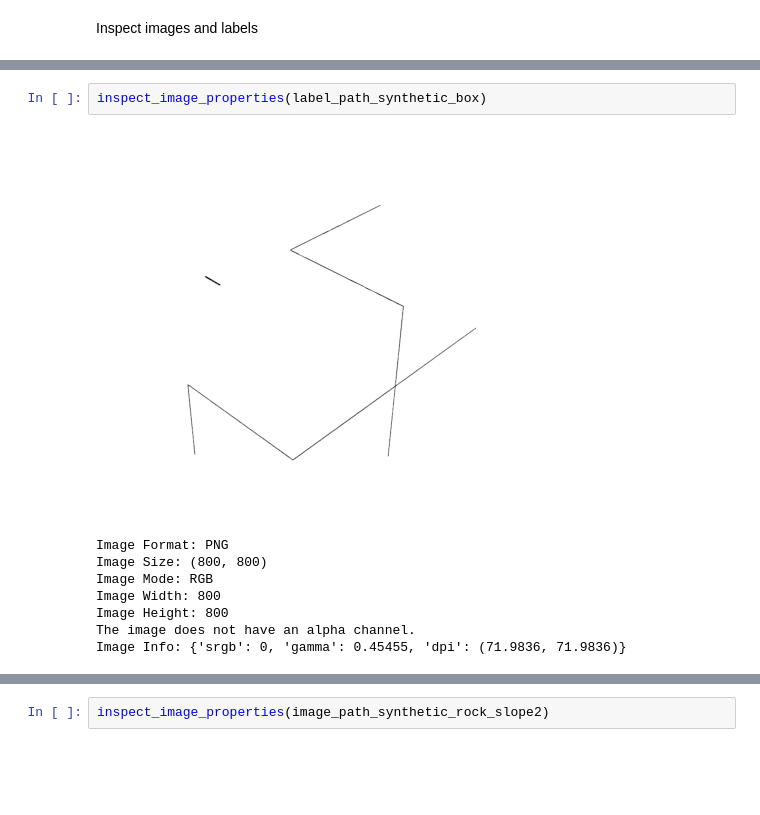
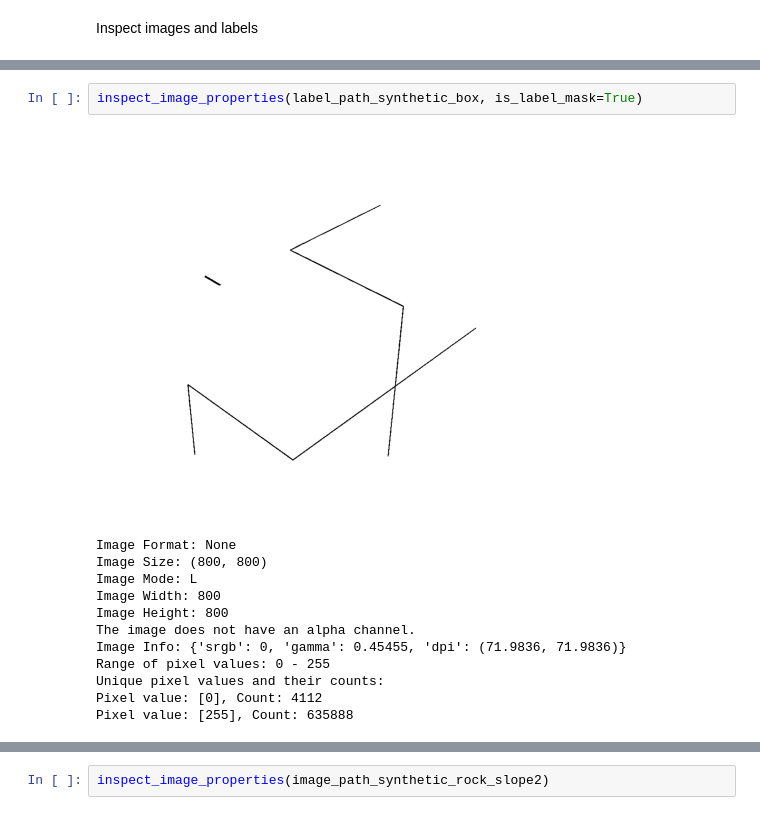
Before and after one commit to tfha/syntetic_rock_joint_generation_for_ml, a Jupyter notebook: notebooks/exploratory_data_analysis.ipynb, the cells around one changed output, grey strips where cells are left out. Drawn from its saved outputs; the diff is of its cells as text; blank space fills up the shorter version.

```diff
--- a/notebooks/exploratory_data_analysis.ipynb
+++ b/notebooks/exploratory_data_analysis.ipynb
@@ -66,14 +142,18 @@ Image Info: {'srgb': 0, 'gamma': 0.45455, 'dpi': (71.9836, 71.9836)}
 # %%
-inspect_image_properties(label_path_synthetic_box)
+inspect_image_properties(label_path_synthetic_box, is_label_mask=True)
 # %% [output]
-[figure, old version]
+[figure, new version]
-Image Format: PNG
+Image Format: None
 Image Size: (800, 800)
-Image Mode: RGB
+Image Mode: L
 Image Width: 800
 Image Height: 800
 The image does not have an alpha channel.
 Image Info: {'srgb': 0, 'gamma': 0.45455, 'dpi': (71.9836, 71.9836)}
+Range of pixel values: 0 - 255
+Unique pixel values and their counts:
+Pixel value: [0], Count: 4112
+Pixel value: [255], Count: 635888
 # %%
 inspect_image_properties(image_path_synthetic_rock_slope)
 # %% [output]
```
Also changed, not shown: parts of 5 cells of this notebook, 5 other files.
